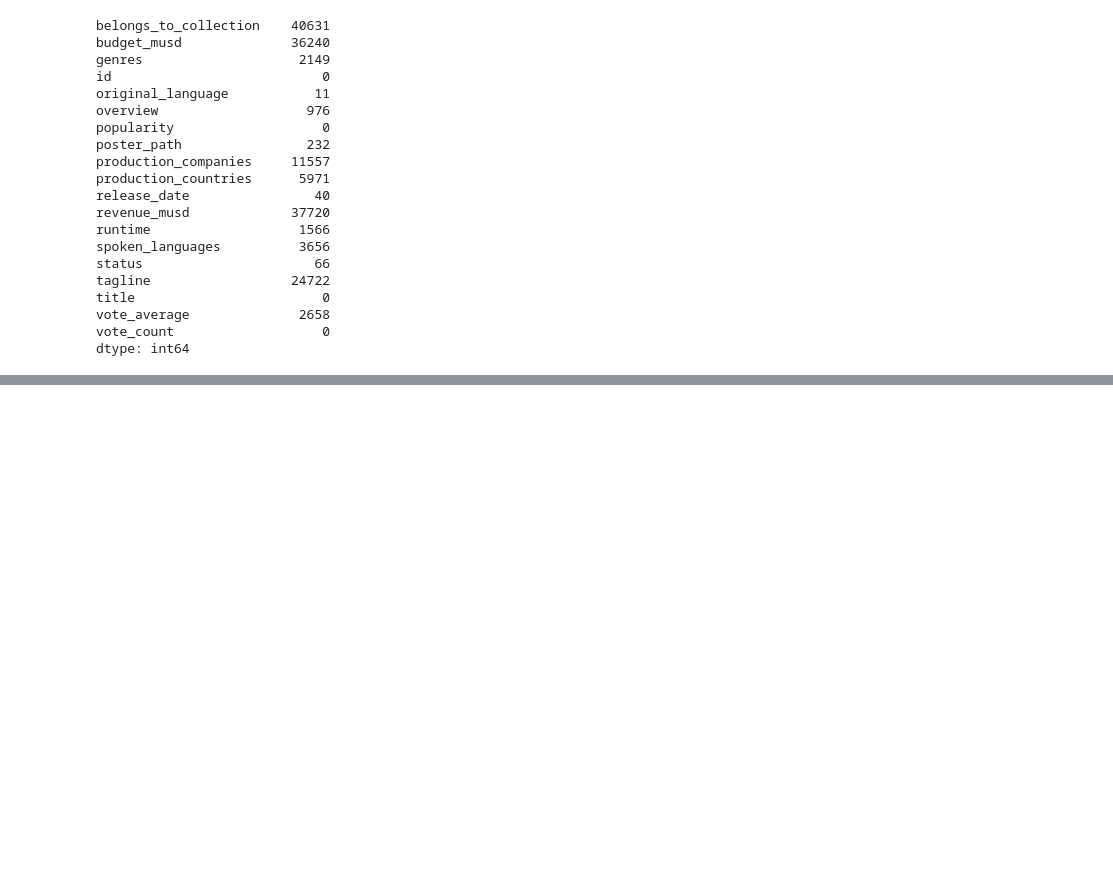
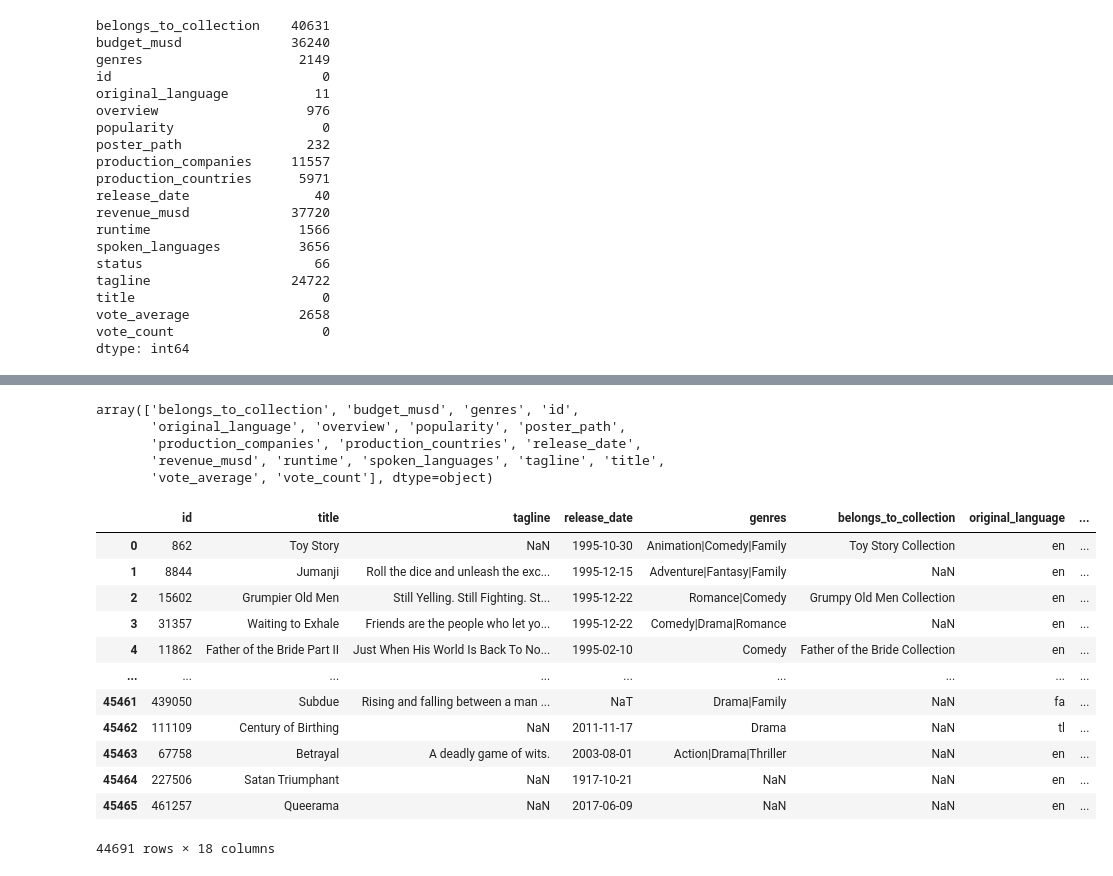
Before and after one commit to RochaErik/X-MoviesDatasetPt3-Tidy_up_data, a Jupyter notebook: Tidy_up_datas.ipynb, the cells around one changed output, grey strips where cells are left out. Cells and saved outputs as stored; diff of their text form; code cells hidden in the pictures; blank space fills up the shorter version.

```diff
--- a/Tidy_up_datas.ipynb
+++ b/Tidy_up_datas.ipynb
@@ -1260,0 +1275,36 @@ dtype: int64
+# %%
+df = df.loc[df['status'] == 'Released'].copy()
+# %%
+df.drop(columns=['status'], inplace=True)
+# %%
+df.columns.values
+# %% [output]
+array(['belongs_to_collection', 'budget_musd', 'genres', 'id',
+       'original_language', 'overview', 'popularity', 'poster_path',
+       'production_companies', 'production_countries', 'release_date',
+       'revenue_musd', 'runtime', 'spoken_languages', 'tagline', 'title',
+       'vote_average', 'vote_count'], dtype=object)
+# %%
+# Reorganizing the columns
+
+col = ['id', 'title', 'tagline', 'release_date', 'genres', 'belongs_to_collection', 'original_language', 'budget_musd',
+      'revenue_musd', 'production_companies', 'production_countries', 'vote_count', 'vote_average', 'popularity', 'runtime',
+      'overview', 'spoken_languages', 'poster_path']
+# %%
+df = df.loc[:, col]
+# %%
+df
+# %% [output]
+|  | id | title | tagline | release_date | genres | belongs_to_collection | original_language | ... |
+| 0 | 862 | Toy Story | NaN | 1995-10-30 | Animation|Comedy|Family | Toy Story Collection | en | ... |
+| 1 | 8844 | Jumanji | Roll the dice and unleash the exc... | 1995-12-15 | Adventure|Fantasy|Family | NaN | en | ... |
+| 2 | 15602 | Grumpier Old Men | Still Yelling. Still Fighting. St... | 1995-12-22 | Romance|Comedy | Grumpy Old Men Collection | en | ... |
+| 3 | 31357 | Waiting to Exhale | Friends are the people who let yo... | 1995-12-22 | Comedy|Drama|Romance | NaN | en | ... |
+| 4 | 11862 | Father of the Bride Part II | Just When His World Is Back To No... | 1995-02-10 | Comedy | Father of the Bride Collection | en | ... |
+| ... | ... | ... | ... | ... | ... | ... | ... | ... |
+| 45461 | 439050 | Subdue | Rising and falling between a man ... | NaT | Drama|Family | NaN | fa | ... |
+| 45462 | 111109 | Century of Birthing | NaN | 2011-11-17 | Drama | NaN | tl | ... |
+| 45463 | 67758 | Betrayal | A deadly game of wits. | 2003-08-01 | Action|Drama|Thriller | NaN | en | ... |
+| 45464 | 227506 | Satan Triumphant | NaN | 1917-10-21 | NaN | NaN | en | ... |
+| 45465 | 461257 | Queerama | NaN | 2017-06-09 | NaN | NaN | en | ... |
+44691 rows × 18 columns
```
Also changed, not shown: parts of 9 cells of this notebook, 1 other file.
